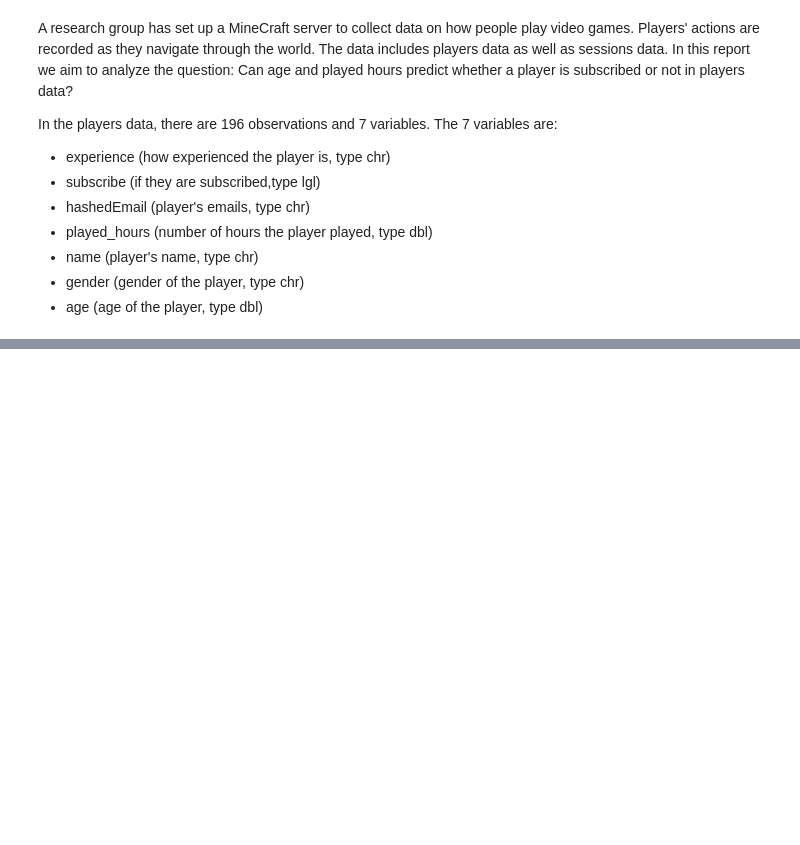
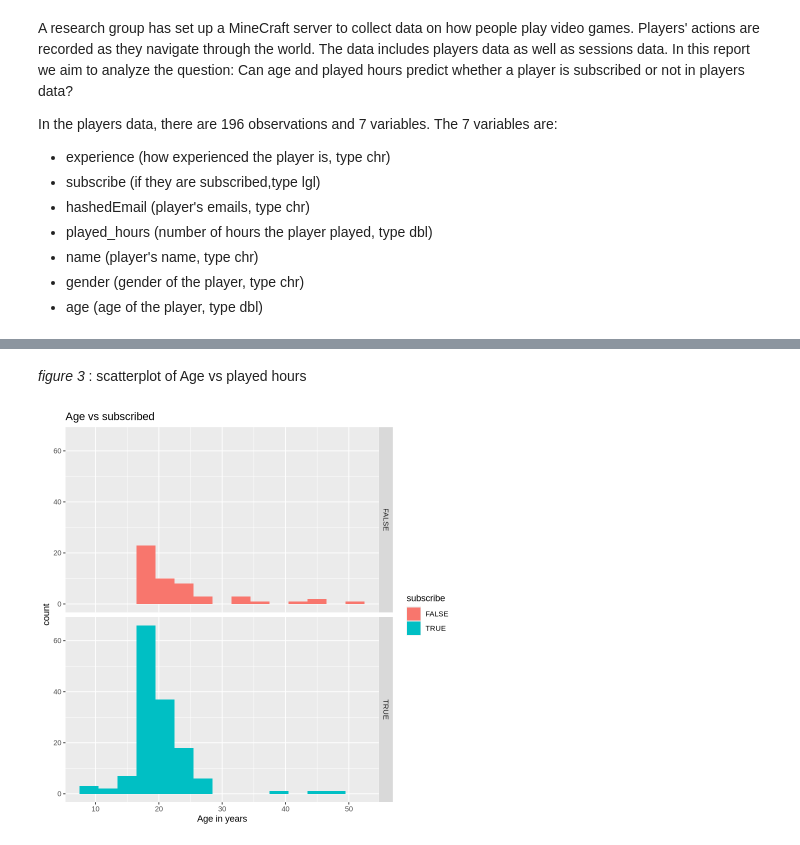
Before and after one commit to wenqin07/DSCI100-group33, a Jupyter notebook: Project_Final_Report.ipynb, the cells around one changed output, grey strips where cells are left out. Drawn from its saved outputs; the diff is of its cells as text; code cells hidden in the pictures; blank space fills up the shorter version.

```diff
--- a/Project_Final_Report.ipynb
+++ b/Project_Final_Report.ipynb
@@ -113,0 +127,12 @@ data summary:
+# %% [markdown]
+*figure 3* : scatterplot of Age vs played hours
+# %%
+explore2<-players_data_tidy|>
+    ggplot(aes(x=Age,fill=subscribe))+
+    geom_histogram(bins= 15, position = "identity") +
+  facet_grid(rows = vars(subscribe)) +
+    labs(x = "Age in years",
+        title= "Age vs subscribed")
+explore2
+# %% [output]
+[figure, added]
```
Also changed, not shown: parts of 37 cells of this notebook.
